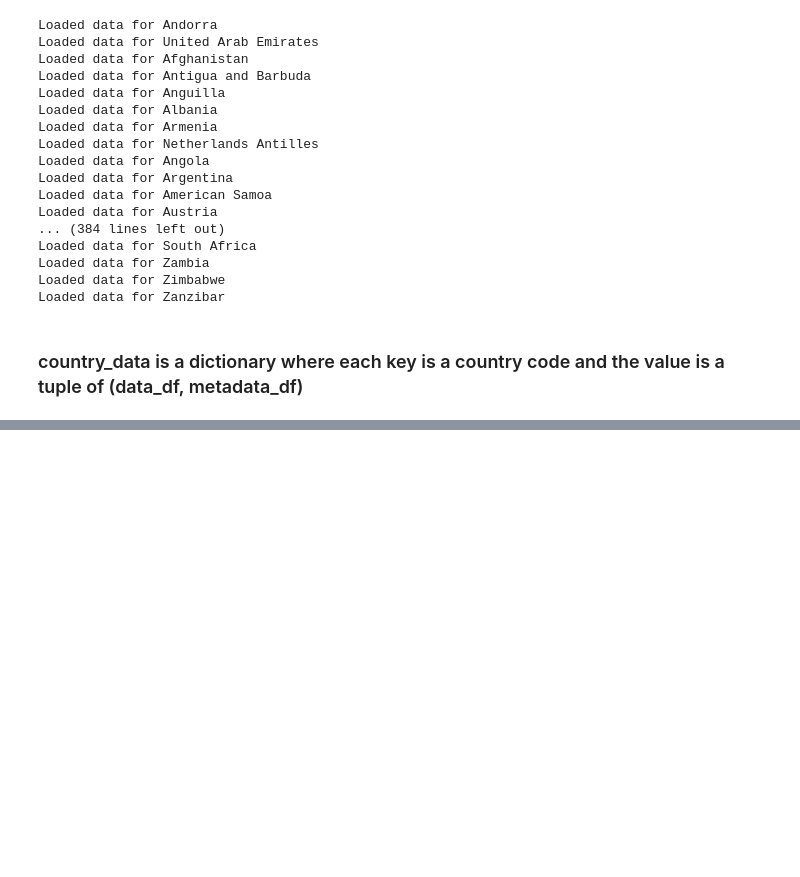
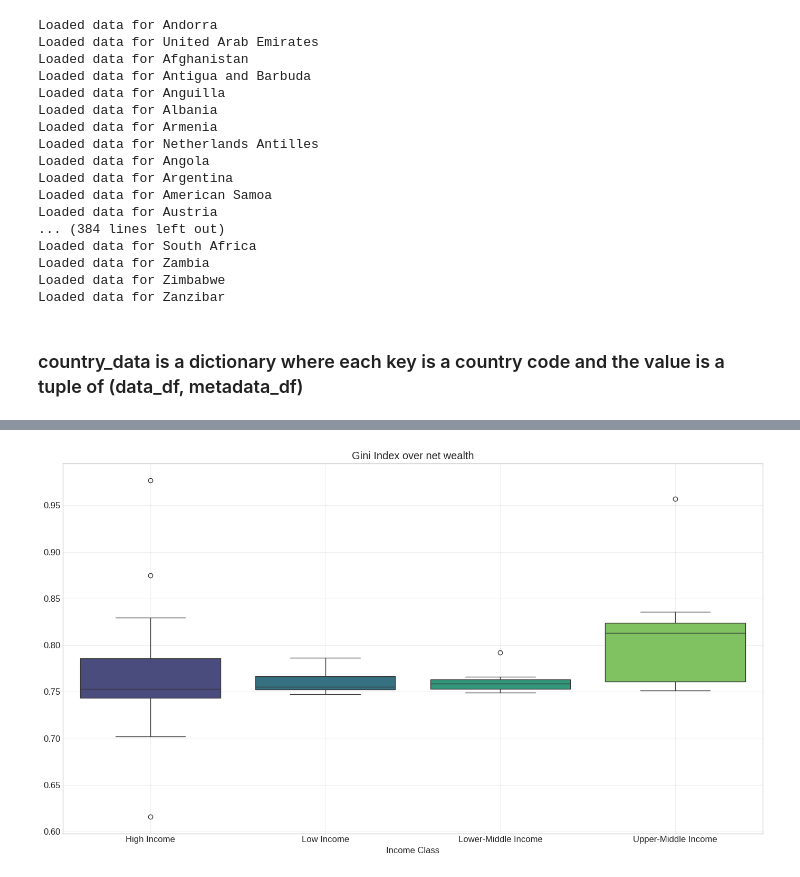
Before and after one commit to virajvekaria/IDS-Writing-Assignment, a Jupyter notebook: analysis.ipynb, the cells around one changed output, grey strips where cells are left out. Cells and saved outputs as stored; diff of their text form; code cells hidden in the pictures; blank space fills up the shorter version.

```diff
--- a/analysis.ipynb
+++ b/analysis.ipynb
@@ -215,0 +225,86 @@ bottom_50_income_df.head()
+# %%
+# Step 1: Manually classify countries (could automate using GDP data too)
+income_classification = {
+    # High Income
+    'US': 'High Income',      # United States
+    'UK': 'High Income',      # United Kingdom
+    'FR': 'High Income',      # France
+    'DE': 'High Income',      # Germany
+    'CA': 'High Income',      # Canada
+    'JP': 'High Income',      # Japan
+    'KR': 'High Income',      # South Korea
+    'AU': 'High Income',      # Australia
+    'SG': 'High Income',      # Singapore
+    'CH': 'High Income',      # Switzerland
+    'NL': 'High Income',      # Netherlands
+    'SE': 'High Income',      # Sweden
+    'NO': 'High Income',      # Norway
+    'DK': 'High Income',      # Denmark
+    'NZ': 'High Income',      # New Zealand
+    'IE': 'High Income',      # Ireland
+    'AE': 'High Income',      # United Arab Emirates
+    'QA': 'High Income',      # Qatar
+    'KW': 'High Income',      # Kuwait
+    'IL': 'High Income',      # Israel
+
+    # Upper-Middle Income
+    'BR': 'Upper-Middle Income',  # Brazil
+    'CN': 'Upper-Middle Income',  # China
+    'MX': 'Upper-Middle Income',  # Mexico
+    'MY': 'Upper-Middle Income',  # Malaysia
+    'TH': 'Upper-Middle Income',  # Thailand
+    'TR': 'Upper-Middle Income',  # Turkey
+    'ZA': 'Upper-Middle Income',  # South Africa
+    'RU': 'Upper-Middle Income',  # Russia
+    'CO': 'Upper-Middle Income',  # Colombia
+    'PE': 'Upper-Middle Income',  # Peru
+    'ID': 'Upper-Middle Income',  # Indonesia
+    'VN': 'Upper-Middle Income',  # Vietnam
+
+    # Lower-Middle Income
+    'IN': 'Lower-Middle Income',  # India
+    'NG': 'Lower-Middle Income',  # Nigeria
+    'PK': 'Lower-Middle Income',  # Pakistan
+    'KE': 'Lower-Middle Income',  # Kenya
+    'BD': 'Lower-Middle Income',  # Bangladesh
+    'PH': 'Lower-Middle Income',  # Philippines
+    'GH': 'Lower-Middle Income',  # Ghana
+    'CI': 'Lower-Middle Income',  # Côte d'Ivoire
+    'LK': 'Lower-Middle Income',  # Sri Lanka
+    'MA': 'Lower-Middle Income',  # Morocco
+    'ET': 'Lower-Middle Income',  # Ethiopia
+
+    # Low Income
+    'AF': 'Low Income',           # Afghanistan
+    'SO': 'Low Income',           # Somalia
+    'ML': 'Low Income',           # Mali
+    'CD': 'Low Income',           # Democratic Republic of the Congo
+    'BF': 'Low Income',           # Burkina Faso
+    'SD': 'Low Income',           # Sudan
+    'HT': 'Low Income',           # Haiti
+    'NE': 'Low Income',           # Niger
+}
+
+# Step 2: Add income class to the dataframe
+wealth_inequality_df['income_class'] = wealth_inequality_df['country'].map(income_classification)
+
+# Step 3: Filter years for alignment
+wealth_inequality_df = wealth_inequality_df[wealth_inequality_df['year'] == 2023]
+
+# Step 4: Boxplot or line plot grouped by income class
+plt.figure(figsize=(14, 8))
+sns.boxplot(
+    data=wealth_inequality_df.reset_index(drop=True),  # ← this fixes it
+    x='income_class',
+    y='value',
+    palette='viridis'
+)
+
+plt.title("Gini Index over net wealth")
+plt.ylabel("")
+plt.xlabel("Income Class")
+plt.grid(True, alpha=0.3)
+plt.tight_layout()
+plt.savefig("inequality_by_income_class.png", dpi=300)
+plt.show()
+# %% [output]
@@ -215,0 +314 @@ bottom_50_income_df.head()
+[figure, added]
```
Also changed, not shown: parts of 6 cells of this notebook.
